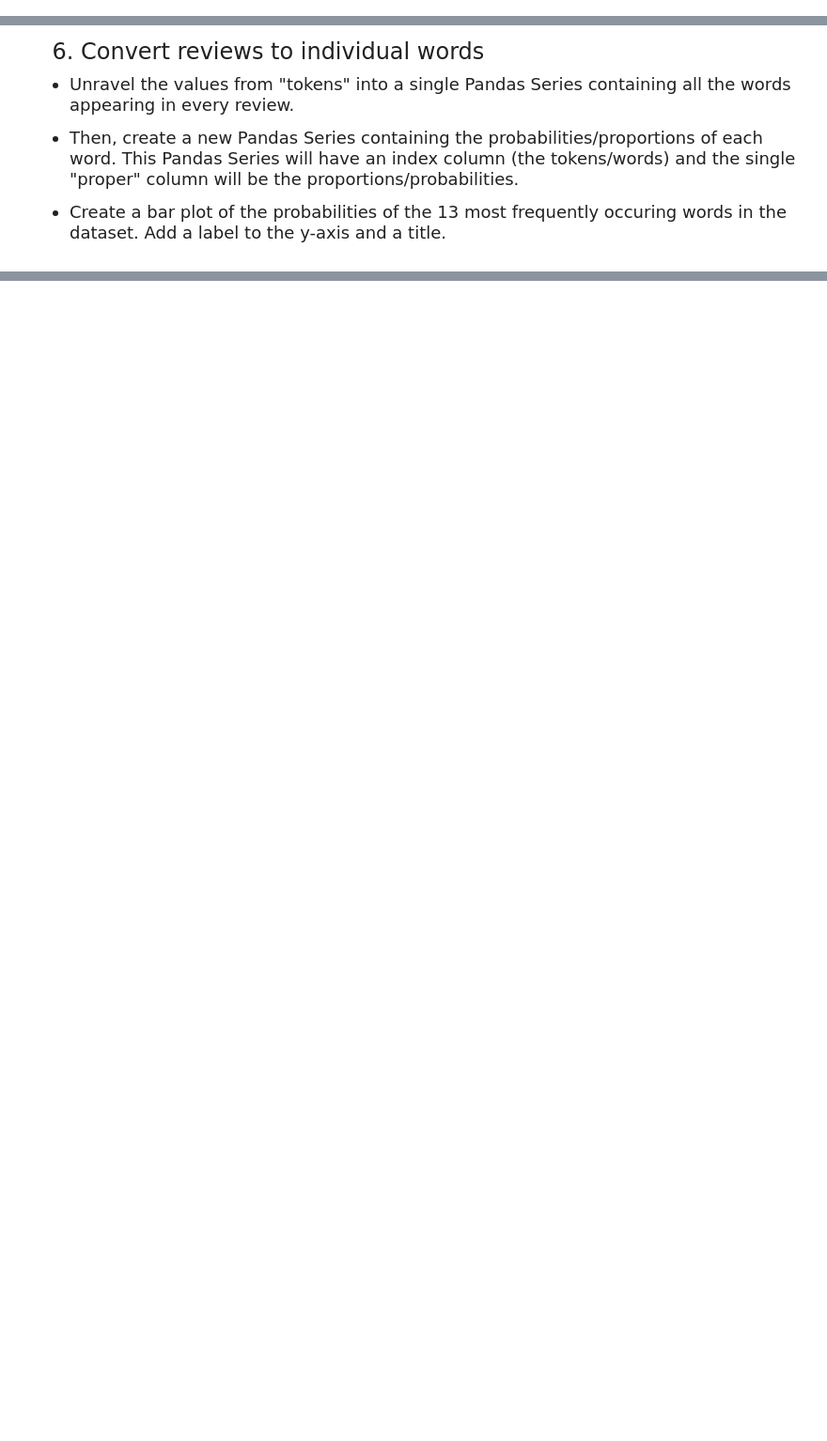
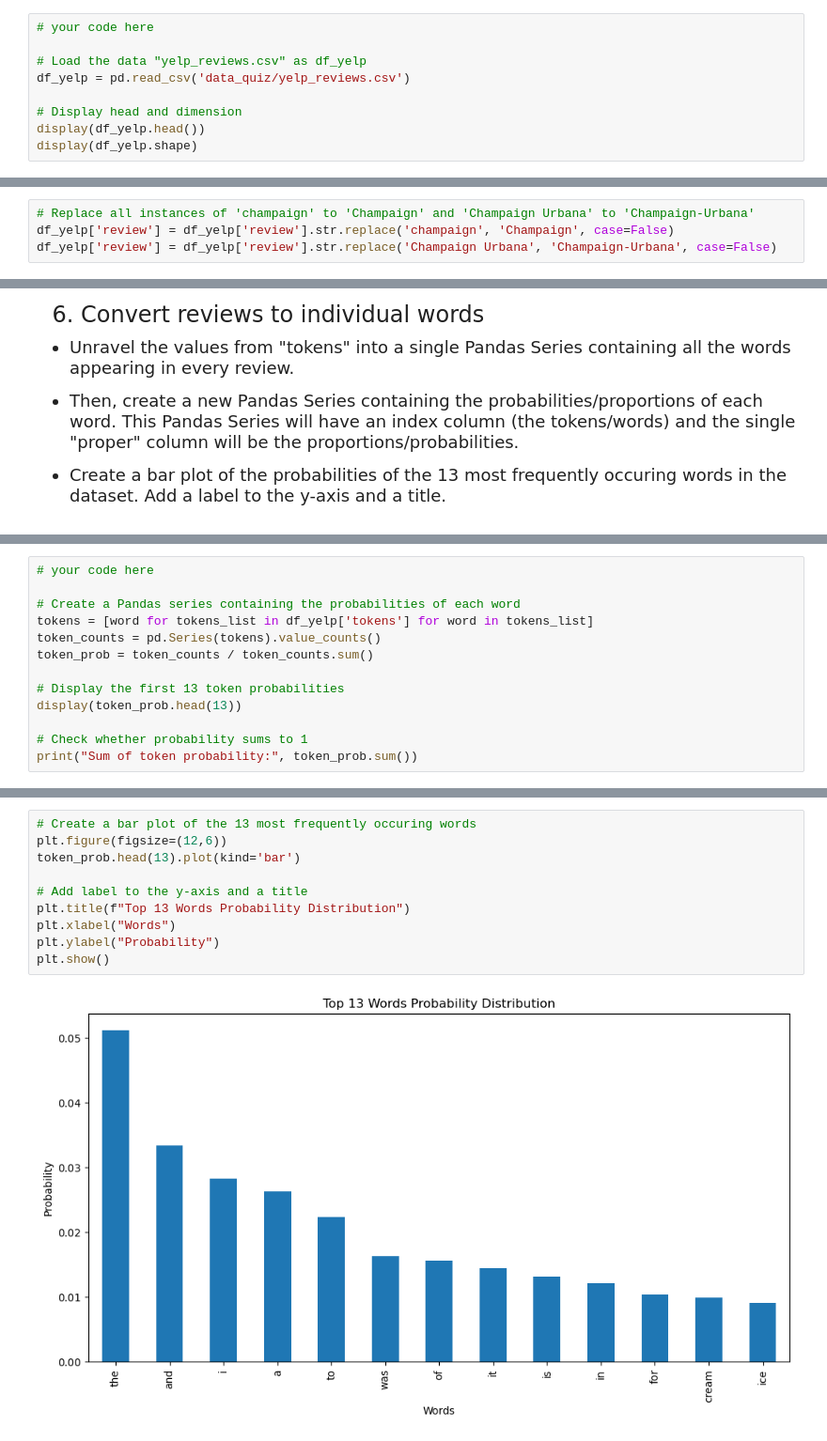
Before and after one commit to joycheng88/qtm151fall2025, a Jupyter notebook: quiz5_section1/Quiz5-section1.ipynb, the cells around one changed output, grey strips where cells are left out. Shown at 94% size. Cells and saved outputs as stored; diff of their text form; blank space fills up the shorter version.

```diff
--- a/quiz5_section1/Quiz5-section1.ipynb
+++ b/quiz5_section1/Quiz5-section1.ipynb
@@ -43,0 +44,9 @@ import pandas as pd
+# %%
+# your code here
+
+# Load the data "yelp_reviews.csv" as df_yelp
+df_yelp = pd.read_csv('data_quiz/yelp_reviews.csv')
+
+# Display head and dimension
+display(df_yelp.head())
+display(df_yelp.shape)
@@ -44,3 +61,7 @@ import pandas as pd
+# %%
+# Replace all instances of 'champaign' to 'Champaign' and 'Champaign Urbana' to 'Champaign-Urbana'
+df_yelp['review'] = df_yelp['review'].str.replace('champaign', 'Champaign', case=False)
+df_yelp['review'] = df_yelp['review'].str.replace('Champaign Urbana', 'Champaign-Urbana', case=False)
 # %% [markdown]
 <font size = "5">
 
@@ -115,0 +219,13 @@ import pandas as pd
+# %%
+# your code here
+
+# Create a Pandas series containing the probabilities of each word
+tokens = [word for tokens_list in df_yelp['tokens'] for word in tokens_list]
+token_counts = pd.Series(tokens).value_counts()
+token_prob = token_counts / token_counts.sum()
+
+# Display the first 13 token probabilities
+display(token_prob.head(13))
+
+# Check whether probability sums to 1
+print("Sum of token probability:", token_prob.sum())
@@ -115,0 +248,12 @@ import pandas as pd
+# %%
+# Create a bar plot of the 13 most frequently occuring words
+plt.figure(figsize=(12,6))
+token_prob.head(13).plot(kind='bar')
+
+# Add label to the y-axis and a title
+plt.title(f"Top 13 Words Probability Distribution")
+plt.xlabel("Words")
+plt.ylabel("Probability")
+plt.show()
+# %% [output]
+[figure, added]
```
Also changed, not shown: parts of 14 cells of this notebook.
